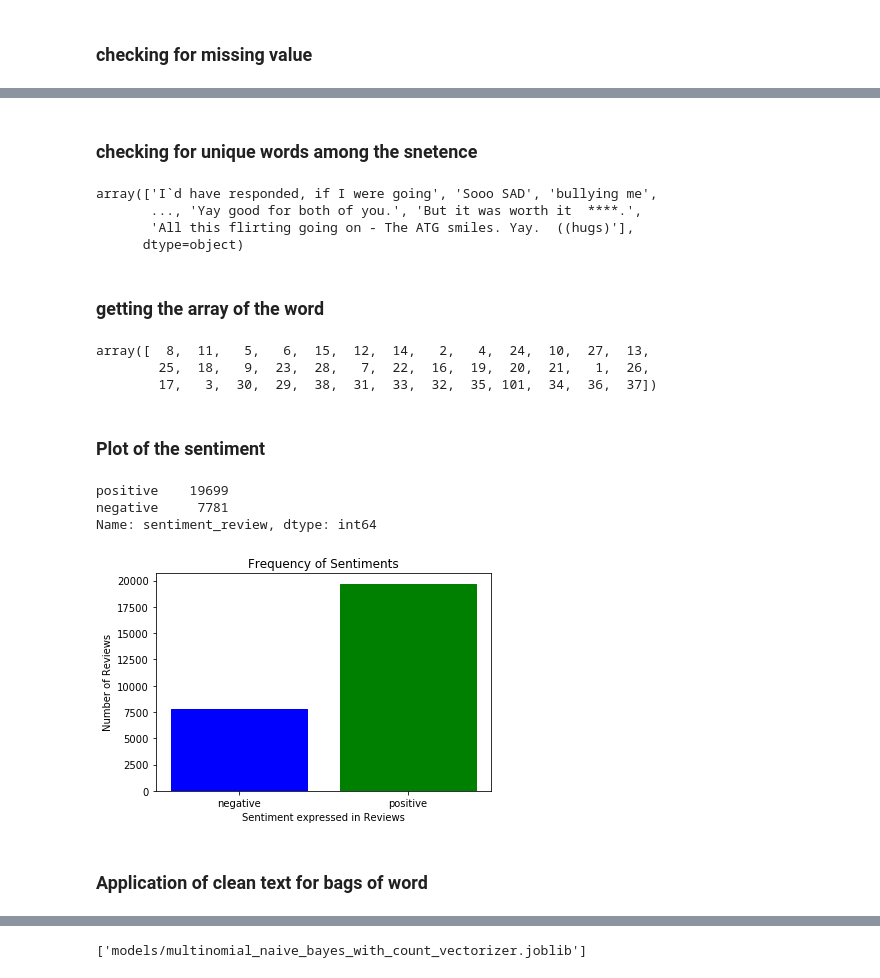
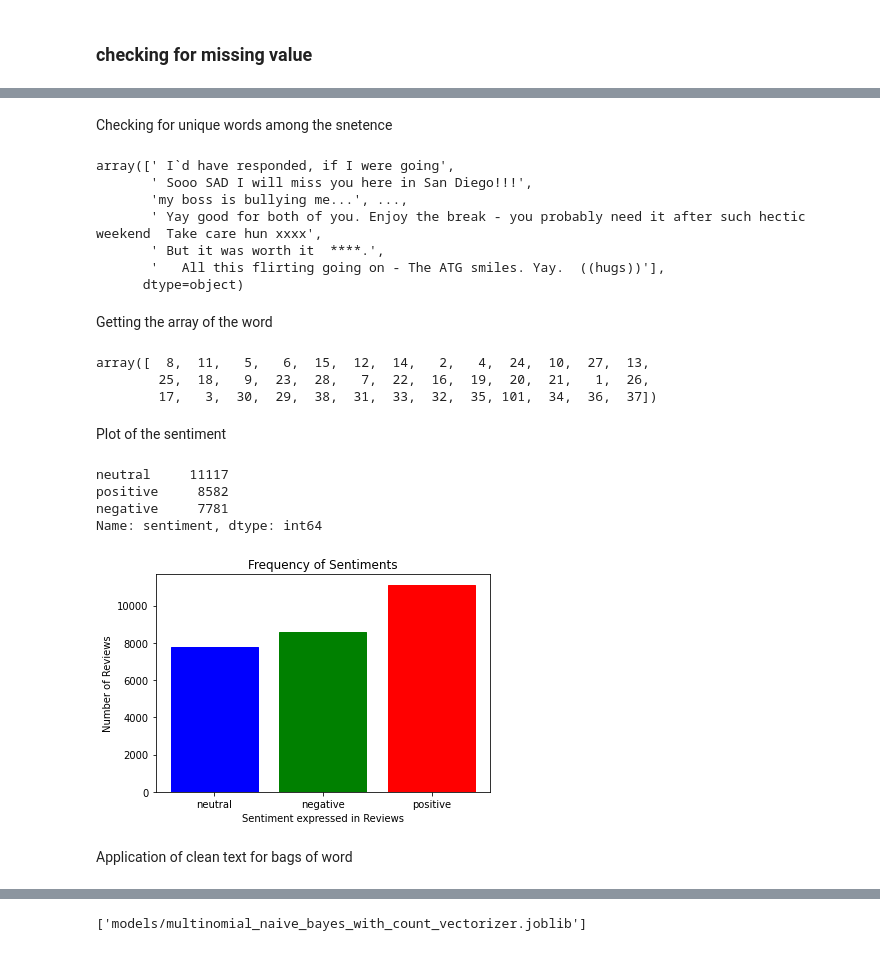
Before and after one commit to cisco00/Twitter_Sentiment_Analysis, a Jupyter notebook: Multinomial.ipynb, the cells around one changed output, grey strips where cells are left out. Cells and saved outputs as stored; diff of their text form; code cells hidden in the pictures.

```diff
--- a/Multinomial.ipynb
+++ b/Multinomial.ipynb
@@ -53,0 +61,3 @@ Index(['textID', 'text', 'selected_text', 'sentiment'], dtype='object')
+# %%
+twitter_ = twitter.drop(columns=['selected_text', "textID"])
+twitter_
@@ -63,3 +97,4 @@ sentiment        0
 dtype: int64
 # %%
-tweet = twitter.dropna()
+tweet = twitter_.dropna()
+tweet
@@ -100,3 +140,4 @@ tweet['length'] = tweet['text'].apply(lambda X: len(str(X).split(' ')))
 # %%
-tweet['sentiment_review'] = tweet['sentiment'].map({'positive':'positive', 'neutral':'positive', 'negative':'negative'})
-tweet.drop(columns = ['sentiment', 'textID'])
+# tweet['sentiment_review'] = tweet['sentiment'].map({'positive':'positive', 'neutral':'positive', 'negative':'negative'})
+# tweet.drop(columns = ['textID'])
+# tweet
@@ -133,14 +156,17 @@ Name: sentiment_review, dtype: int64
 # %% [markdown]
-### checking for unique words among the snetence
+Checking for unique words among the snetence
 # %%
-tweet['selected_text'].unique()
+tweet['text'].unique()
 # %% [output]
-array(['I`d have responded, if I were going', 'Sooo SAD', 'bullying me',
-       ..., 'Yay good for both of you.', 'But it was worth it  ****.',
-       'All this flirting going on - The ATG smiles. Yay.  ((hugs)'],
+array([' I`d have responded, if I were going',
+       ' Sooo SAD I will miss you here in San Diego!!!',
+       'my boss is bullying me...', ...,
+       ' Yay good for both of you. Enjoy the break - you probably need it after such hectic weekend  Take care hun xxxx',
+       ' But it was worth it  ****.',
+       '   All this flirting going on - The ATG smiles. Yay.  ((hugs))'],
       dtype=object)
 # %% [markdown]
-### getting the array of the word
+Getting the array of the word
 # %%
 tweet['length'].unique()
 # %% [output]
@@ -148,29 +174,31 @@ array([  8,  11,   5,   6,  15,  12,  14,   2,   4,  24,  10,  27,  13,
         25,  18,   9,  23,  28,   7,  22,  16,  19,  20,  21,   1,  26,
         17,   3,  30,  29,  38,  31,  33,  32,  35, 101,  34,  36,  37])
 # %% [markdown]
-### Plot of the sentiment
+Plot of the sentiment
 # %%
-Index = [1, 0]
+Index = [2, 1, 0]
 
-print(tweet["sentiment_review"].value_counts())
+print(tweet["sentiment"].value_counts())
 print()
 
-barlist = plt.bar(Index, tweet["sentiment_review"].value_counts())
+barlist = plt.bar(Index, tweet["sentiment"].value_counts())
 
 plt.title("Frequency of Sentiments")
-plt.xticks(Index, ['positive', 'negative'])
+plt.xticks(Index, ['positive', 'negative', 'neutral'])
 plt.ylabel('Number of Reviews')
 plt.xlabel('Sentiment expressed in Reviews')
 
 barlist[Index[1]].set_color('green')
 barlist[Index[0]].set_color('blue')
-# barlist[Index[0]].set_color('red')
+barlist[Index[2]].set_color('red')
+
 plt.show()
 # %% [output]
-positive    19699
+neutral     11117
+positive     8582
 negative     7781
-Name: sentiment_review, dtype: int64
+Name: sentiment, dtype: int64
-[figure, old version]
+[figure, new version]
 # %% [markdown]
-### Application of clean text for bags of word
+Application of clean text for bags of word
 # %%
```
Also changed, not shown: parts of 50 cells of this notebook, 2 other files.
